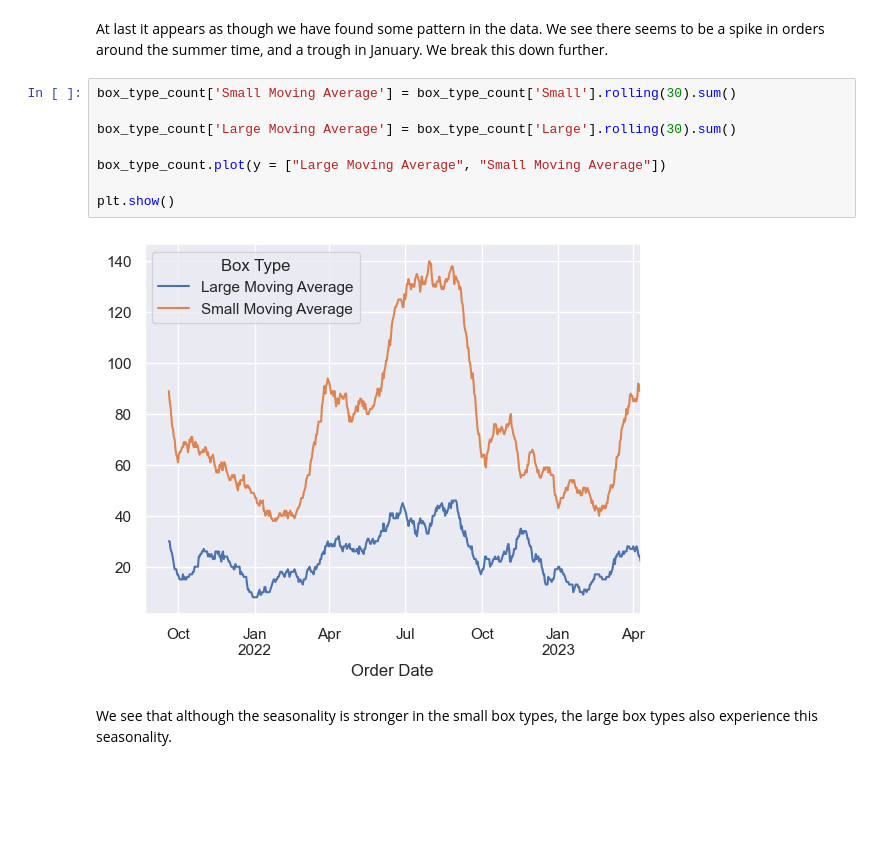
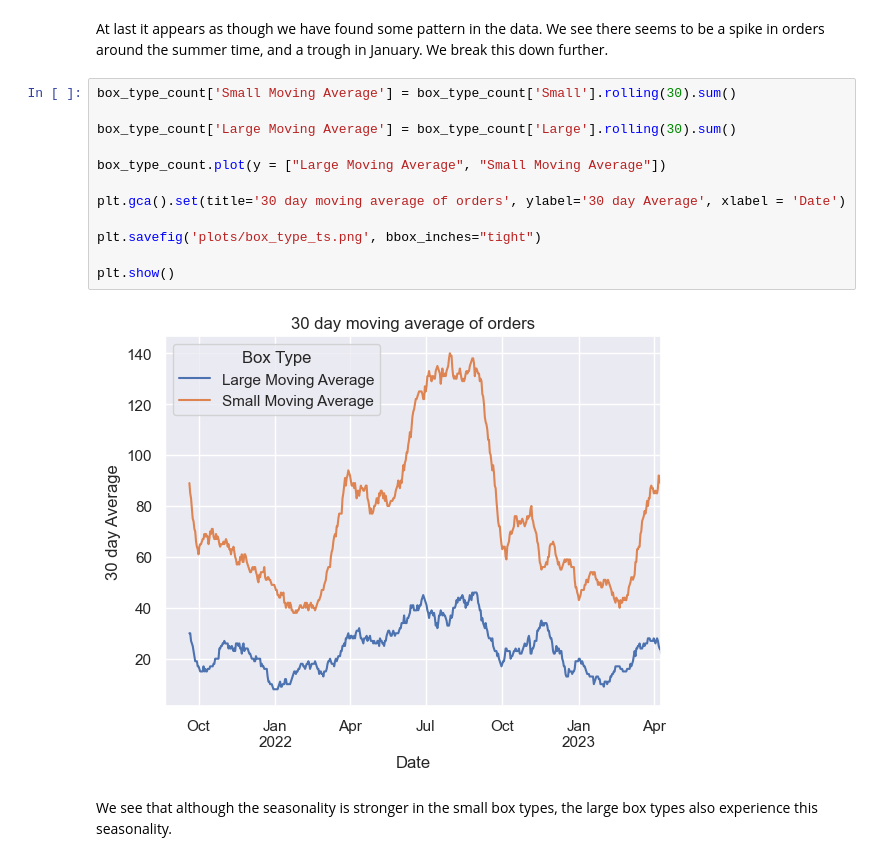
Before and after one commit to olly-mapps/techmodal-challenge, a Jupyter notebook: Forecasting/Data Analysis and Cleaning.ipynb, the cells around one changed output. Cells and saved outputs as stored; diff of their text form; blank space fills up the shorter version.

```diff
--- a/Forecasting/Data Analysis and Cleaning.ipynb
+++ b/Forecasting/Data Analysis and Cleaning.ipynb
@@ -222,13 +229,17 @@ At last it appears as though we have found some pattern in the data. We see ther
 # %%
 box_type_count['Small Moving Average'] = box_type_count['Small'].rolling(30).sum()
 
 box_type_count['Large Moving Average'] = box_type_count['Large'].rolling(30).sum()
 
 box_type_count.plot(y = ["Large Moving Average", "Small Moving Average"])
 
+plt.gca().set(title='30 day moving average of orders', ylabel='30 day Average', xlabel = 'Date')
+
+plt.savefig('plots/box_type_ts.png', bbox_inches="tight")
+
 plt.show()
 # %% [output]
-[figure, old version]
+[figure, new version]
 # %% [markdown]
 We see that although the seasonality is stronger in the small box types, the large box types also experience this seasonality.
 # %% [markdown]
```
Also changed, not shown: parts of 8 cells of this notebook, 12 other files.
